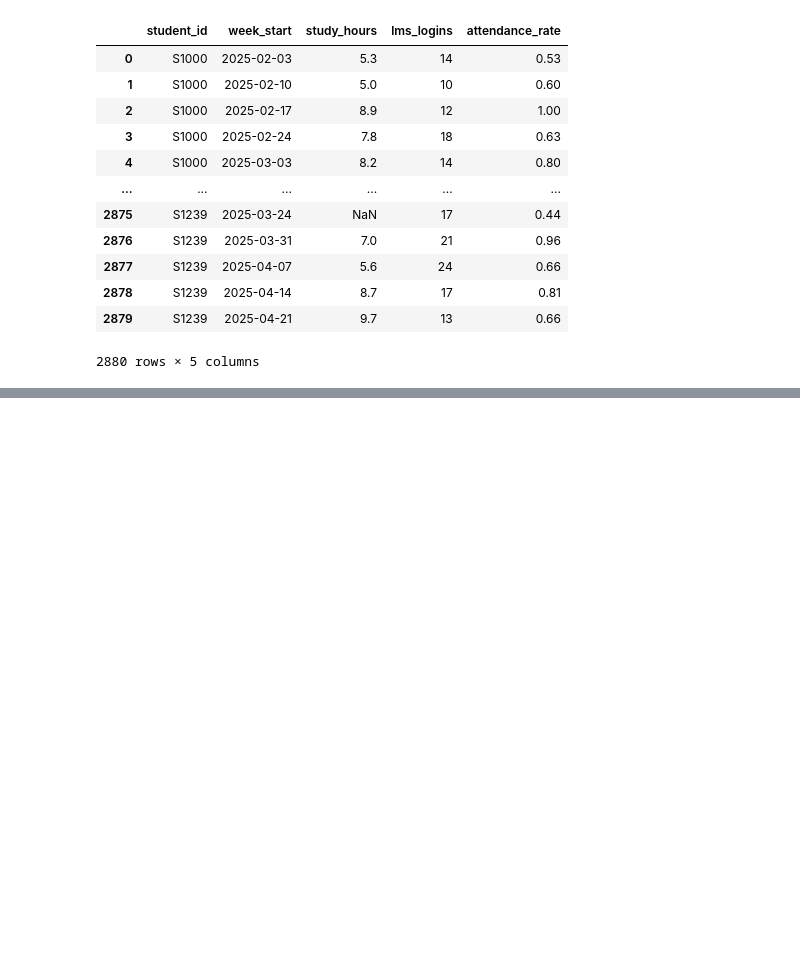
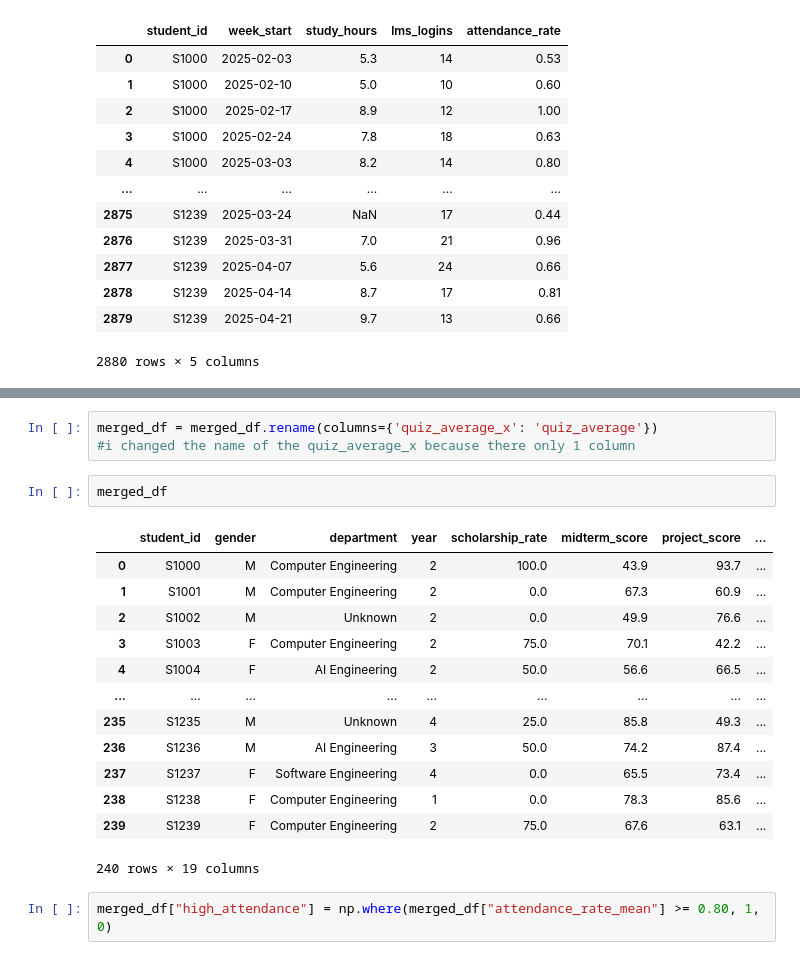
Before and after one commit to AloneMask001/Campus-learning-analytics, a Jupyter notebook: 2365109-HW4.ipynb, the cells around one changed output, grey strips where cells are left out. Drawn from its saved outputs; the diff is of its cells as text; blank space fills up the shorter version.

```diff
--- a/2365109-HW4.ipynb
+++ b/2365109-HW4.ipynb
@@ -759,0 +853,21 @@ Name: count, Length: 174, dtype: int64
+# %%
+merged_df = merged_df.rename(columns={'quiz_average_x': 'quiz_average'})
+#i changed the name of the quiz_average_x because there only 1 column
+# %%
+merged_df
+# %% [output]
+|  | student_id | gender | department | year | scholarship_rate | midterm_score | project_score | ... |
+| 0 | S1000 | M | Computer Engineering | 2 | 100.0 | 43.9 | 93.7 | ... |
+| 1 | S1001 | M | Computer Engineering | 2 | 0.0 | 67.3 | 60.9 | ... |
+| 2 | S1002 | M | Unknown | 2 | 0.0 | 49.9 | 76.6 | ... |
+| 3 | S1003 | F | Computer Engineering | 2 | 75.0 | 70.1 | 42.2 | ... |
+| 4 | S1004 | F | AI Engineering | 2 | 50.0 | 56.6 | 66.5 | ... |
+| ... | ... | ... | ... | ... | ... | ... | ... | ... |
+| 235 | S1235 | M | Unknown | 4 | 25.0 | 85.8 | 49.3 | ... |
+| 236 | S1236 | M | AI Engineering | 3 | 50.0 | 74.2 | 87.4 | ... |
+| 237 | S1237 | F | Software Engineering | 4 | 0.0 | 65.5 | 73.4 | ... |
+| 238 | S1238 | F | Computer Engineering | 1 | 0.0 | 78.3 | 85.6 | ... |
+| 239 | S1239 | F | Computer Engineering | 2 | 75.0 | 67.6 | 63.1 | ... |
+240 rows × 19 columns
+# %%
+merged_df["high_attendance"] = np.where(merged_df["attendance_rate_mean"] >= 0.80, 1, 0)
```
Also changed, not shown: parts of 26 cells of this notebook.
